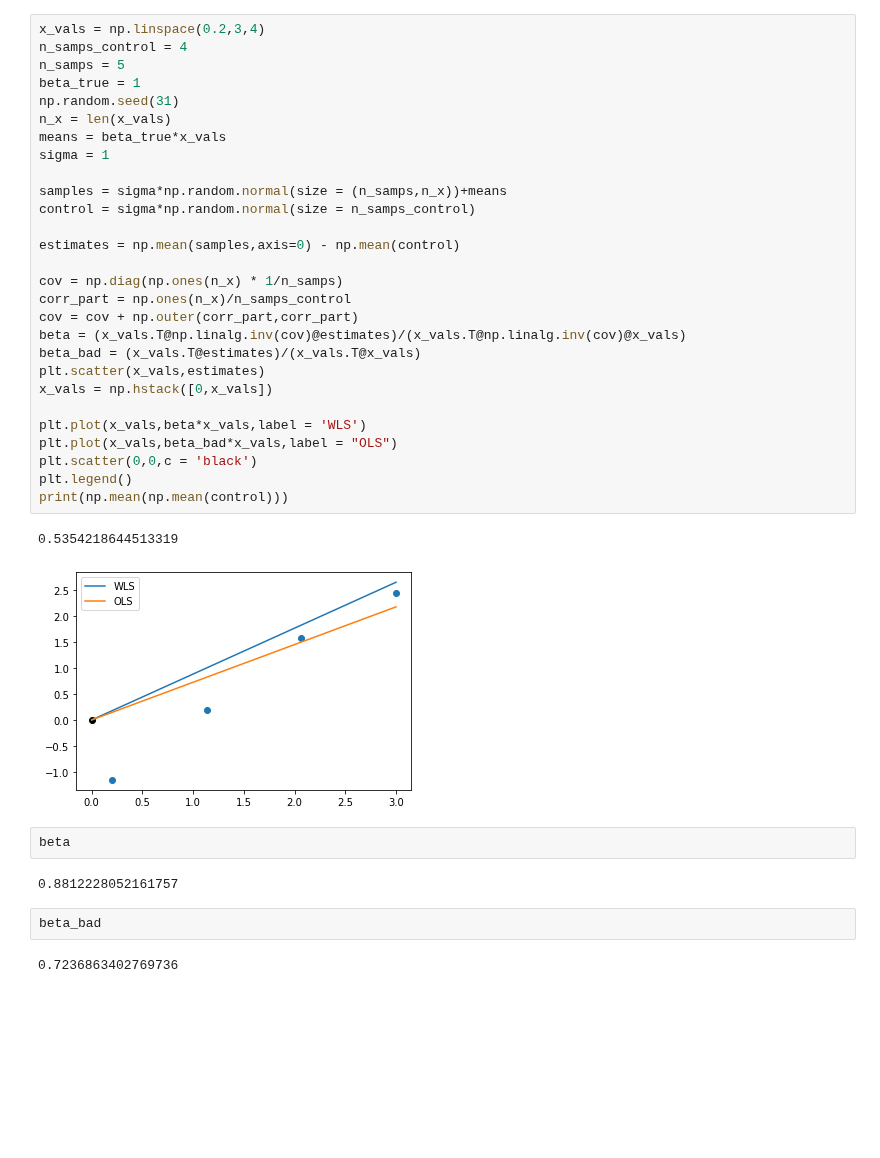
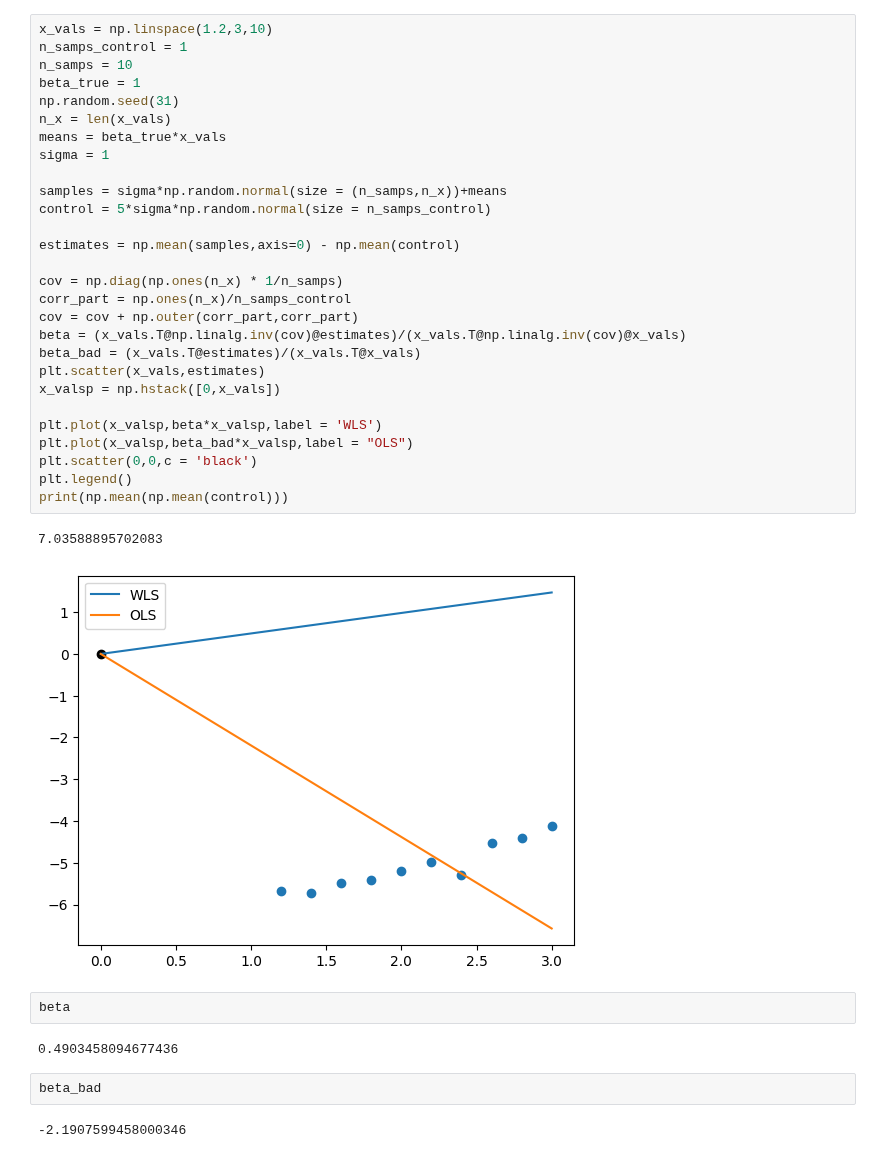
Before and after one commit to ihmeuw-msca/CorrelationCorrection, a Jupyter notebook: simulation.ipynb, the cells around one changed output. Cells and saved outputs as stored; diff of their text form; blank space fills up the shorter version.

```diff
--- a/simulation.ipynb
+++ b/simulation.ipynb
@@ -40,39 +42,39 @@ seed_val = 0
 # %%
-x_vals = np.linspace(0.2,3,4)
-n_samps_control = 4
-n_samps = 5
+x_vals = np.linspace(1.2,3,10)
+n_samps_control = 1
+n_samps = 10
 beta_true = 1
 np.random.seed(31)
 n_x = len(x_vals)
 means = beta_true*x_vals
 sigma = 1
 
 samples = sigma*np.random.normal(size = (n_samps,n_x))+means
-control = sigma*np.random.normal(size = n_samps_control)
+control = 5*sigma*np.random.normal(size = n_samps_control)
 
 estimates = np.mean(samples,axis=0) - np.mean(control)
 
 cov = np.diag(np.ones(n_x) * 1/n_samps)
 corr_part = np.ones(n_x)/n_samps_control
 cov = cov + np.outer(corr_part,corr_part)
 beta = (x_vals.T@np.linalg.inv(cov)@estimates)/(x_vals.T@np.linalg.inv(cov)@x_vals)
 beta_bad = (x_vals.T@estimates)/(x_vals.T@x_vals)
 plt.scatter(x_vals,estimates)
-x_vals = np.hstack([0,x_vals])
+x_valsp = np.hstack([0,x_vals])
 
-plt.plot(x_vals,beta*x_vals,label = 'WLS')
-plt.plot(x_vals,beta_bad*x_vals,label = "OLS")
+plt.plot(x_valsp,beta*x_valsp,label = 'WLS')
+plt.plot(x_valsp,beta_bad*x_valsp,label = "OLS")
 plt.scatter(0,0,c = 'black')
 plt.legend()
 print(np.mean(np.mean(control)))
 # %% [output]
-0.5354218644513319
+7.03588895702083
-[figure, old version]
+[figure, new version]
 # %%
 beta
 # %% [output]
-0.8812228052161757
+0.4903458094677436
 # %%
 beta_bad
 # %% [output]
-0.7236863402769736
+-2.1907599458000346
```
Also changed, not shown: parts of 15 cells of this notebook, 2 other files.
